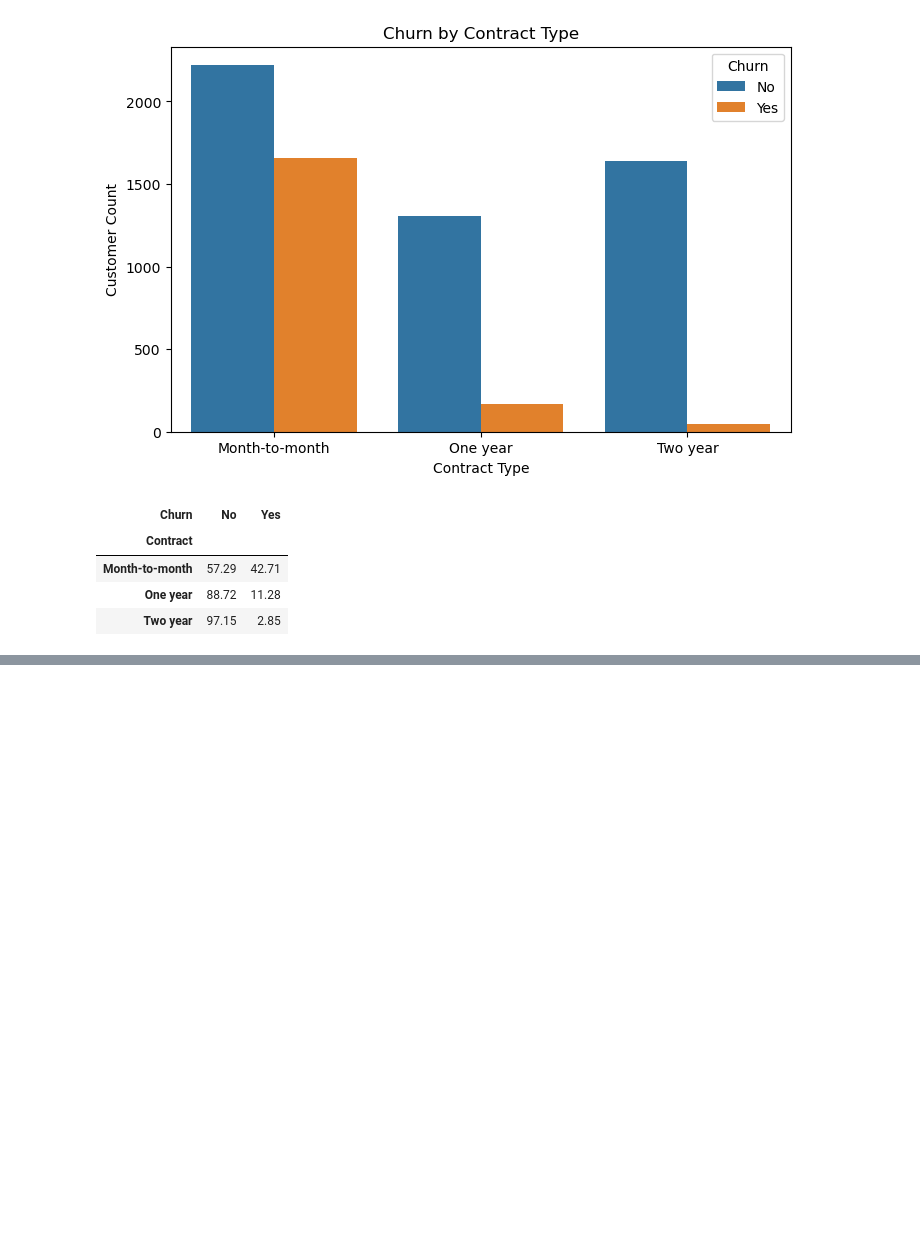
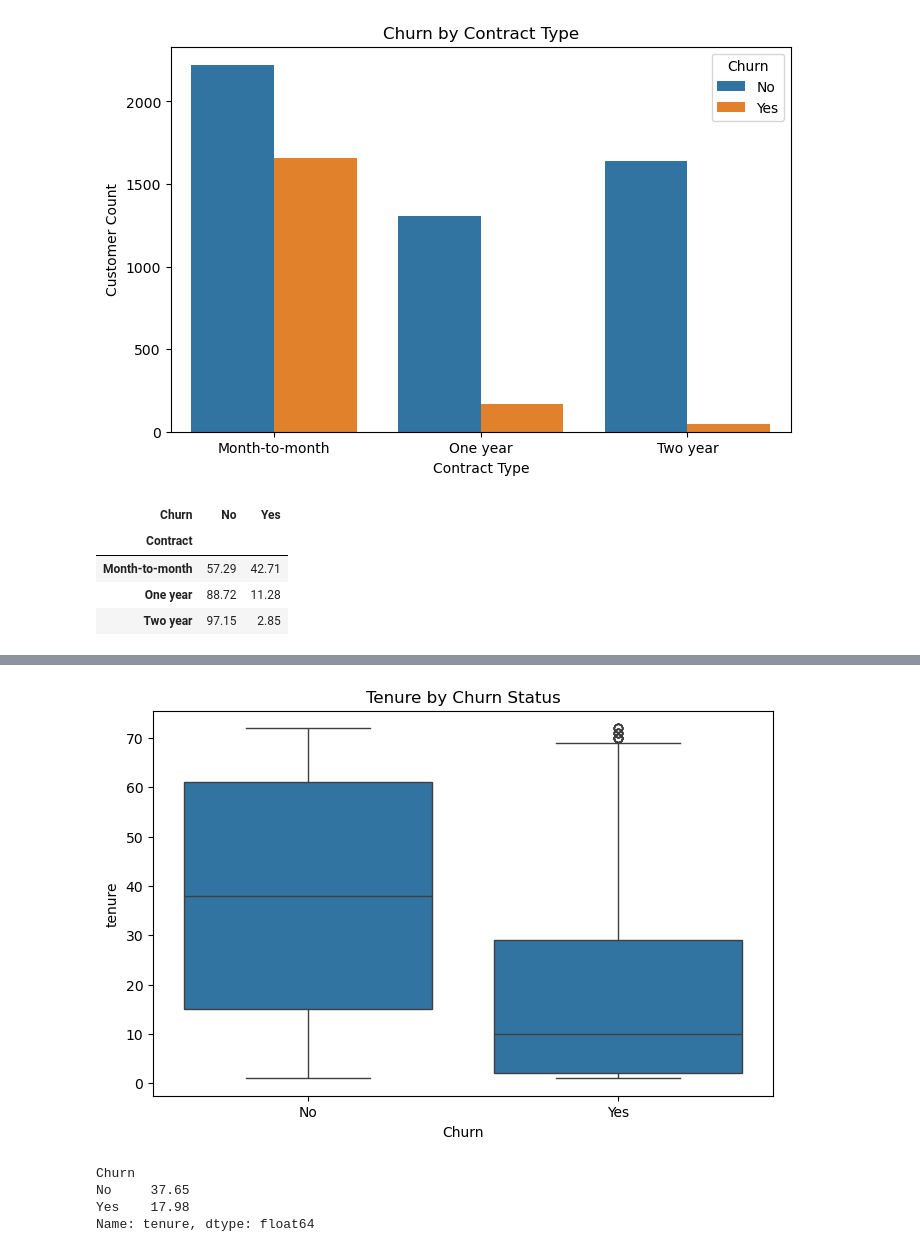
Before and after one commit to PriyanshuYadav000/customer-churn-analysis, a Jupyter notebook: notebooks/01_data_loading_eda.ipynb, the cells around one changed output, grey strips where cells are left out. Drawn from its saved outputs; the diff is of its cells as text; code cells hidden in the pictures; blank space fills up the shorter version.

```diff
--- a/notebooks/01_data_loading_eda.ipynb
+++ b/notebooks/01_data_loading_eda.ipynb
@@ -347,0 +379,21 @@ contract_churn.round(2)
+# %%
+plt.figure(figsize=(8,5))
+
+sns.boxplot(
+    data=df,
+    x='Churn',
+    y='tenure'
+)
+
+plt.title('Tenure by Churn Status')
+
+plt.show()
+# %% [output]
+[figure, added]
+# %%
+df.groupby('Churn')['tenure'].mean().round(2)
+# %% [output]
+Churn
+No     37.65
+Yes    17.98
+Name: tenure, dtype: float64
```
Also changed, not shown: parts of 3 cells of this notebook.
